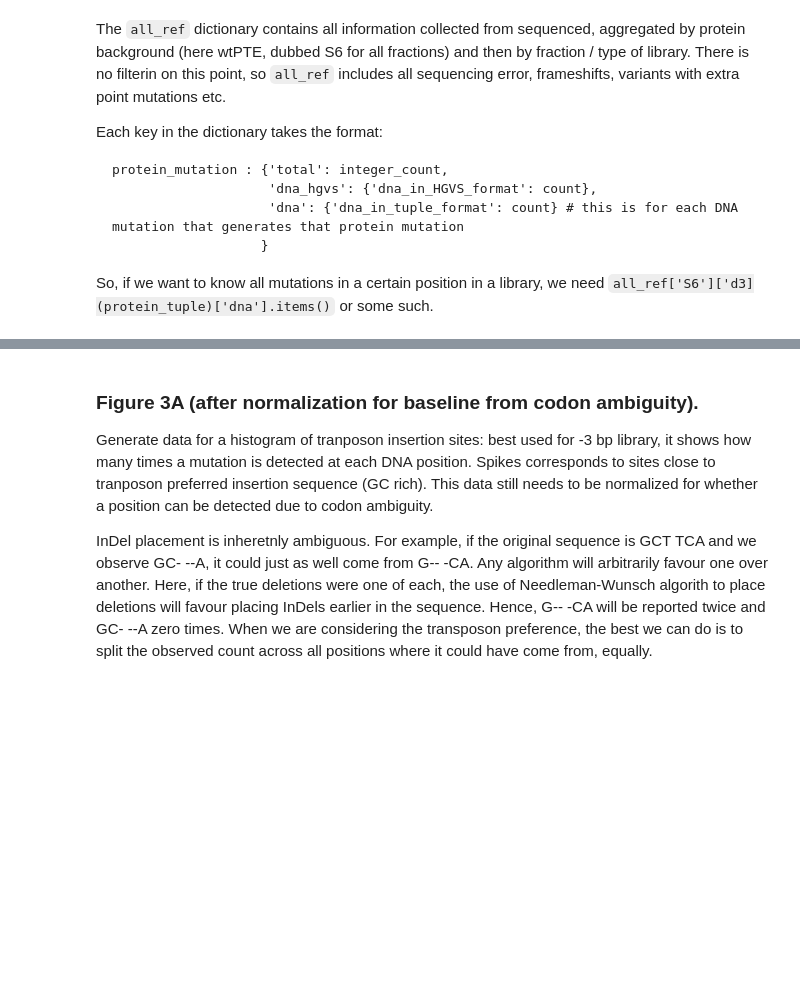
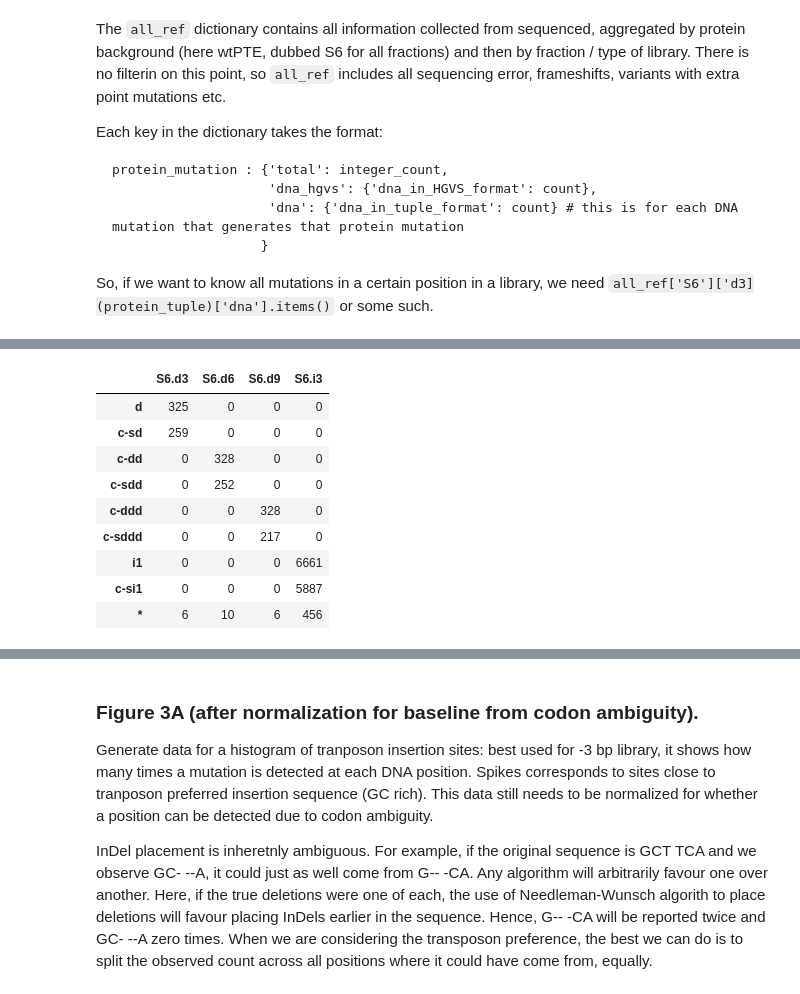
Before and after one commit to fhlab/TRIAD, a Jupyter notebook: TRIAD_composition_figures.ipynb, the cells around one changed output, grey strips where cells are left out. Saved outputs shown, nothing was run; the diff lists cells and outputs as text; code cells hidden in the pictures; blank space fills up the shorter version.

```diff
--- a/TRIAD_composition_figures.ipynb
+++ b/TRIAD_composition_figures.ipynb
@@ -205,0 +310,13 @@ def get_protein_composition(all_references, cutoff=10):
+# %%
+dna_count, dna_reads = get_dna_composition(base, 1)
+protein_count, protein_reads = get_full_protein_composition(base, 1)
+filt_prot_count, filt_prot_reads = get_filetered_protein_composition(base, 1)
+
+
+row_index_dna = ['d3', 'd6', 'd9', 'i3']
+fractions_base = ['S6.d3', 'S6.d6', 'S6.d9', 'S6.i3']
+
+df_dna_count = pd.DataFrame(dna_count, index=row_index_dna, columns=fractions_base)
+df_dna_reads = pd.DataFrame(dna_reads, index=row_index_dna, columns=fractions_base)
+
+df_dna_count
@@ -205,0 +329,17 @@ def get_protein_composition(all_references, cutoff=10):
+# %%
+row_index_protein = [ 'd', 'c-sd', 'c-dd', 'c-sdd', 'c-ddd','c-sddd', 'i1','c-si1','*']
+df_protein_reads = pd.DataFrame(protein_reads, index=row_index_protein, columns=fractions_base)
+df_protein_count = pd.DataFrame(protein_count, index=row_index_protein, columns=fractions_base)
+
+df_protein_count
+# %% [output]
+|  | S6.d3 | S6.d6 | S6.d9 | S6.i3 |
+| d | 325 | 0 | 0 | 0 |
+| c-sd | 259 | 0 | 0 | 0 |
+| c-dd | 0 | 328 | 0 | 0 |
+| c-sdd | 0 | 252 | 0 | 0 |
+| c-ddd | 0 | 0 | 328 | 0 |
+| c-sddd | 0 | 0 | 217 | 0 |
+| i1 | 0 | 0 | 0 | 6661 |
+| c-si1 | 0 | 0 | 0 | 5887 |
+| * | 6 | 10 | 6 | 456 |
```
Also changed, not shown: parts of 22 cells of this notebook, 6 other files.
